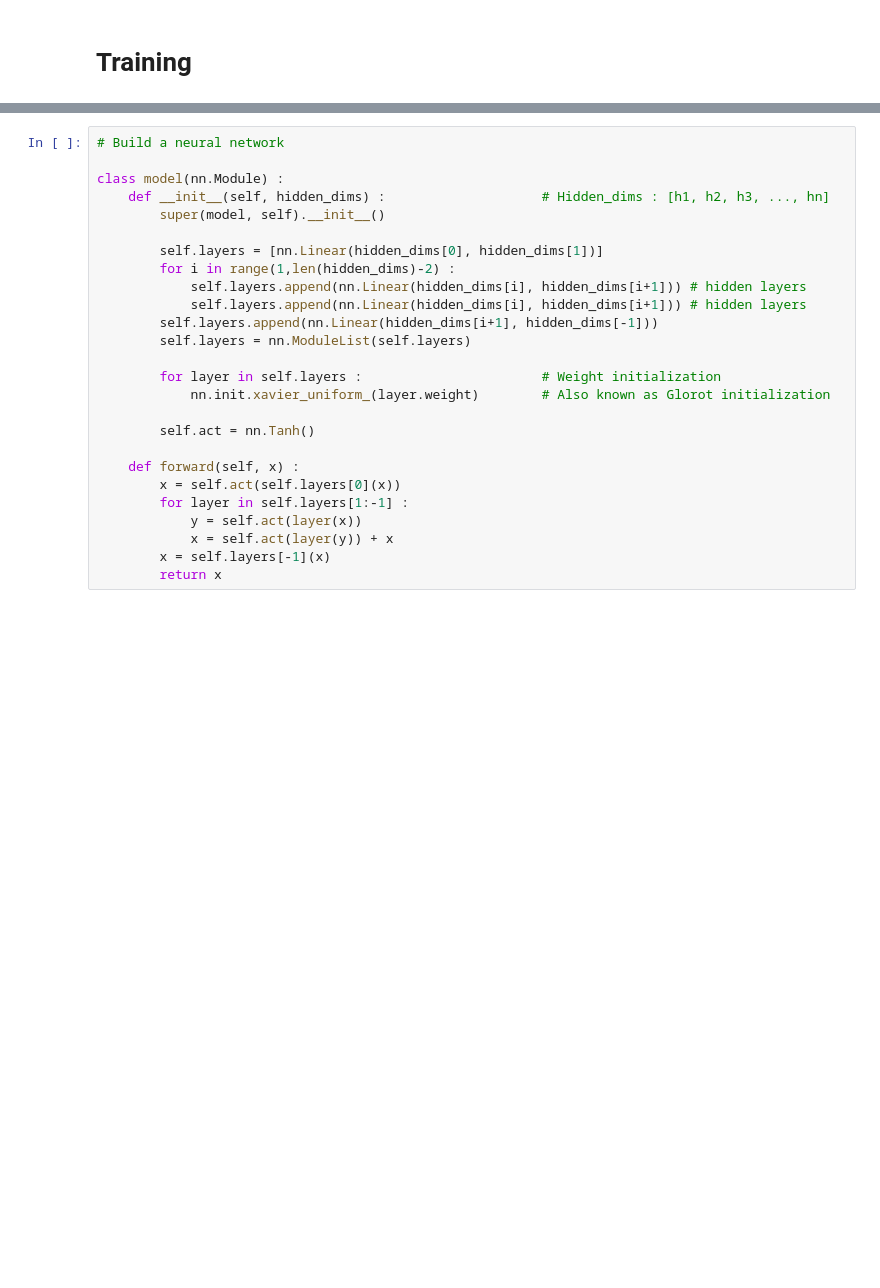
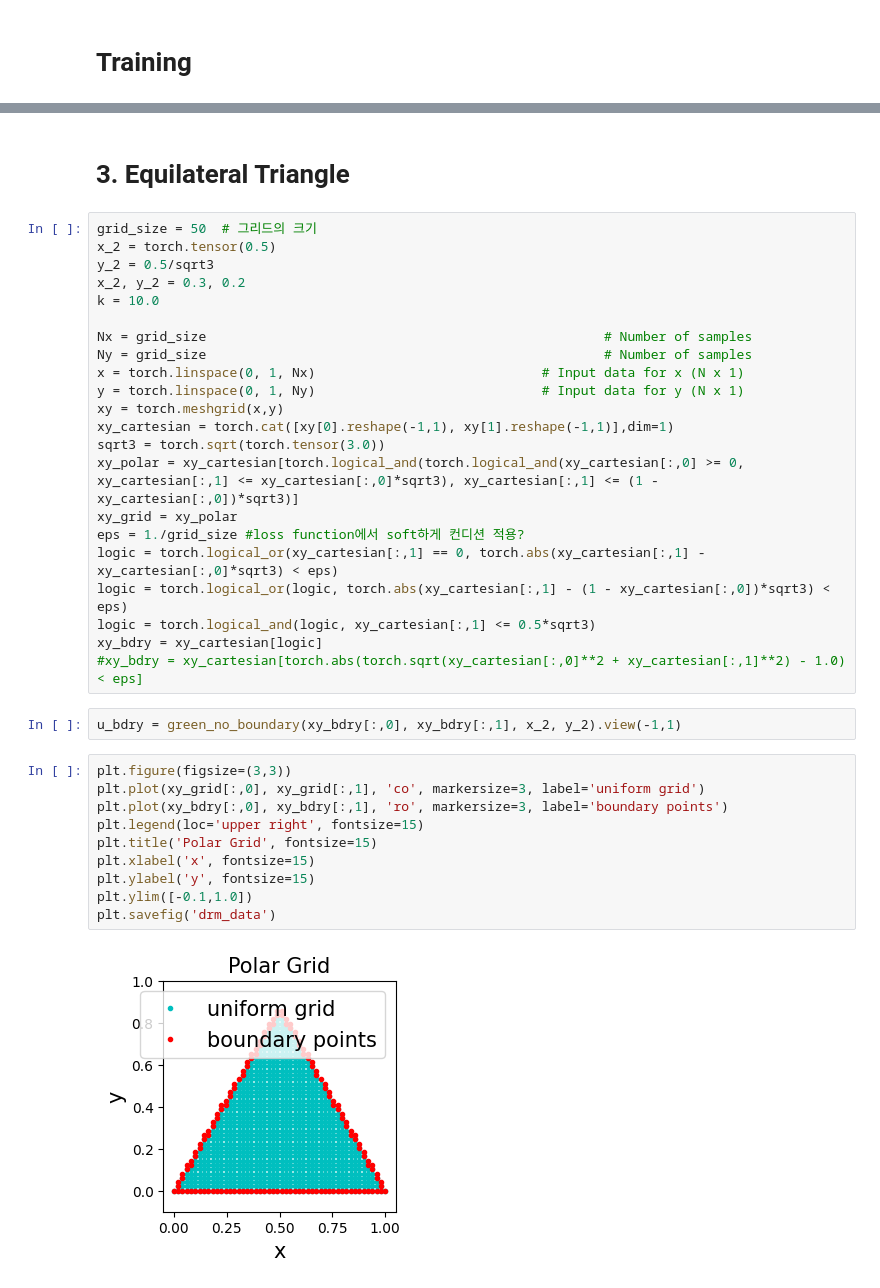
Before and after one commit to xx257xx/KIAS-AI-GROUP-7, a Jupyter notebook: Deep_Ritz_tutorial.ipynb, the cells around one changed output, grey strips where cells are left out. Saved outputs shown, nothing was run; the diff lists cells and outputs as text; blank space fills up the shorter version.

Commit message:
added circle, triangle

```diff
--- a/Deep_Ritz_tutorial.ipynb
+++ b/Deep_Ritz_tutorial.ipynb
@@ -251,26 +348,38 @@ def bdry_label(bdry_data) :
-# %%
-# Build a neural network
-
-class model(nn.Module) :
-    def __init__(self, hidden_dims) :                    # Hidden_dims : [h1, h2, h3, ..., hn]
-        super(model, self).__init__()
-
-        self.layers = [nn.Linear(hidden_dims[0], hidden_dims[1])]
-        for i in range(1,len(hidden_dims)-2) :
-            self.layers.append(nn.Linear(hidden_dims[i], hidden_dims[i+1])) # hidden layers
-            self.layers.append(nn.Linear(hidden_dims[i], hidden_dims[i+1])) # hidden layers
-        self.layers.append(nn.Linear(hidden_dims[i+1], hidden_dims[-1]))
-        self.layers = nn.ModuleList(self.layers)
-
-        for layer in self.layers :                       # Weight initialization
-            nn.init.xavier_uniform_(layer.weight)        # Also known as Glorot initialization
-
-        self.act = nn.Tanh()
-
-    def forward(self, x) :
-        x = self.act(self.layers[0](x))
-        for layer in self.layers[1:-1] :
-            y = self.act(layer(x))
-            x = self.act(layer(y)) + x
-        x = self.layers[-1](x)
-        return x
+# %% [markdown]
+# 3. Equilateral Triangle
+# %%
+grid_size = 50  # 그리드의 크기
+x_2 = torch.tensor(0.5)
+y_2 = 0.5/sqrt3
+x_2, y_2 = 0.3, 0.2
+k = 10.0
+
+Nx = grid_size                                                   # Number of samples
+Ny = grid_size                                                   # Number of samples
+x = torch.linspace(0, 1, Nx)                             # Input data for x (N x 1)
+y = torch.linspace(0, 1, Ny)                             # Input data for y (N x 1)
+xy = torch.meshgrid(x,y)
+xy_cartesian = torch.cat([xy[0].reshape(-1,1), xy[1].reshape(-1,1)],dim=1)
+sqrt3 = torch.sqrt(torch.tensor(3.0))
+xy_polar = xy_cartesian[torch.logical_and(torch.logical_and(xy_cartesian[:,0] >= 0, xy_cartesian[:,1] <= xy_cartesian[:,0]*sqrt3), xy_cartesian[:,1] <= (1 - xy_cartesian[:,0])*sqrt3)]
+xy_grid = xy_polar
+eps = 1./grid_size #loss function에서 soft하게 컨디션 적용?
+logic = torch.logical_or(xy_cartesian[:,1] == 0, torch.abs(xy_cartesian[:,1] - xy_cartesian[:,0]*sqrt3) < eps)
+logic = torch.logical_or(logic, torch.abs(xy_cartesian[:,1] - (1 - xy_cartesian[:,0])*sqrt3) < eps)
+logic = torch.logical_and(logic, xy_cartesian[:,1] <= 0.5*sqrt3)
+xy_bdry = xy_cartesian[logic]
+#xy_bdry = xy_cartesian[torch.abs(torch.sqrt(xy_cartesian[:,0]**2 + xy_cartesian[:,1]**2) - 1.0) < eps]
+# %%
+u_bdry = green_no_boundary(xy_bdry[:,0], xy_bdry[:,1], x_2, y_2).view(-1,1)
+# %%
+plt.figure(figsize=(3,3))
+plt.plot(xy_grid[:,0], xy_grid[:,1], 'co', markersize=3, label='uniform grid')
+plt.plot(xy_bdry[:,0], xy_bdry[:,1], 'ro', markersize=3, label='boundary points')
+plt.legend(loc='upper right', fontsize=15)
+plt.title('Polar Grid', fontsize=15)
+plt.xlabel('x', fontsize=15)
+plt.ylabel('y', fontsize=15)
+plt.ylim([-0.1,1.0])
+plt.savefig('drm_data')
+# %% [output]
+[figure, added]
```
Also changed, not shown: parts of 48 cells of this notebook.
